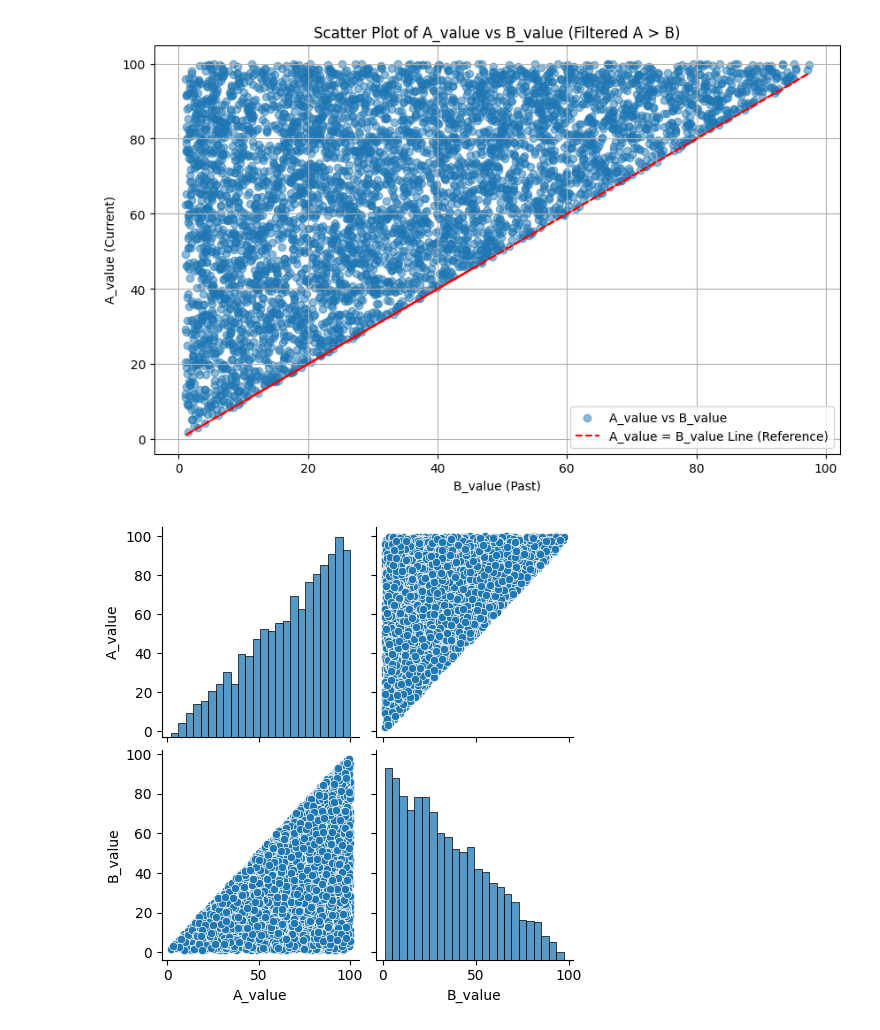
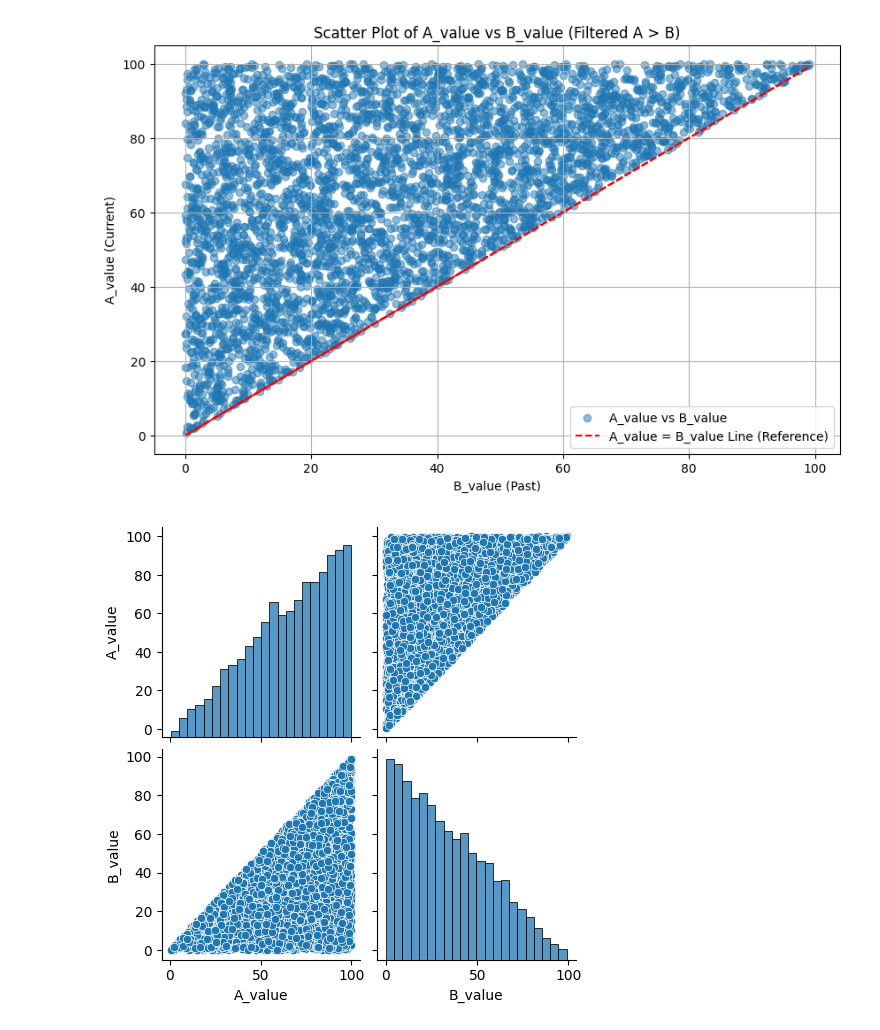
Before and after one commit to Kem0sabe/CTAB_GAN_EXPANDED, a Jupyter notebook: generate_fake_geq.ipynb, the cells around one changed output. Drawn from its saved outputs; the diff is of its cells as text; code cells hidden in the pictures.

```diff
--- a/generate_fake_geq.ipynb
+++ b/generate_fake_geq.ipynb
@@ -1,38 +1,44 @@
 # %%
 import pandas as pd
 import numpy as np
 import matplotlib.pyplot as plt
 import seaborn as sns
 
 num_samples = 10000
 # Generate uniform random numbers for A and B within a reasonable range
-A_uniform = np.random.uniform(1, 100, num_samples)
-B_uniform = np.random.uniform(1, 100, num_samples)
+A_uniform = np.random.uniform(-10, 110, num_samples)
+B_uniform = np.random.uniform(-10, 110, num_samples)
 
 # Filter only cases where A > B
 valid_indices = A_uniform > B_uniform
 A_filtered = A_uniform[valid_indices]
 B_filtered = B_uniform[valid_indices]
 
-# Create DataFrame with filtered values
 df_filtered = pd.DataFrame({'A_value': A_filtered, 'B_value': B_filtered})
 
-# Scatter plot to visualize filtered data
-plt.figure(figsize=(10,6))
-plt.scatter(df_filtered['B_value'], df_filtered['A_value'], alpha=0.5, label="A_value vs B_value")
-plt.plot(df_filtered['B_value'], df_filtered['B_value'], color='red', linestyle='--', label="A_value = B_value Line (Reference)")
-plt.xlabel("B_value (Past)")
-plt.ylabel("A_value (Current)")
-plt.title("Scatter Plot of A_value vs B_value (Filtered A > B)")
-plt.legend()
-plt.grid(True)
-plt.show()
+df_filtered.to_csv('A_greater_B.csv', index=False)
 
-# Pairplot for the filtered dataset
-sns.pairplot(df_filtered)
-plt.show()
 
-df_filtered.to_csv('A_greater_B.csv', index=False)
+def plot_stuff(df):
+    # Scatter plot to visualize filtered data between 0 and 100
+    df = df[(df['A_value'] >= 0) & (df['A_value'] <= 100) & (df['B_value'] >= 0) & (df['B_value'] <= 100)]
+    plt.figure(figsize=(10,6))
+    plt.scatter(df['B_value'], df['A_value'], alpha=0.5, label="A_value vs B_value")
+    plt.plot(df['B_value'], df['B_value'], color='red', linestyle='--', label="A_value = B_value Line (Reference)")
+    plt.xlabel("B_value (Past)")
+    plt.ylabel("A_value (Current)")
+    plt.title("Scatter Plot of A_value vs B_value (Filtered A > B)")
+    plt.legend()
+    plt.grid(True)
+    plt.show()
+
+    # Pairplot for the filtered dataset
+    sns.pairplot(df)
+    plt.show()
+
+    return df
+
+df_filtered = plot_stuff(df_filtered)
 # %% [output]
-[figure, old version]
+[figure, new version]
-[figure, old version]
+[figure, new version]
```
Also changed, not shown: parts of 4 cells of this notebook, 8 other files.
